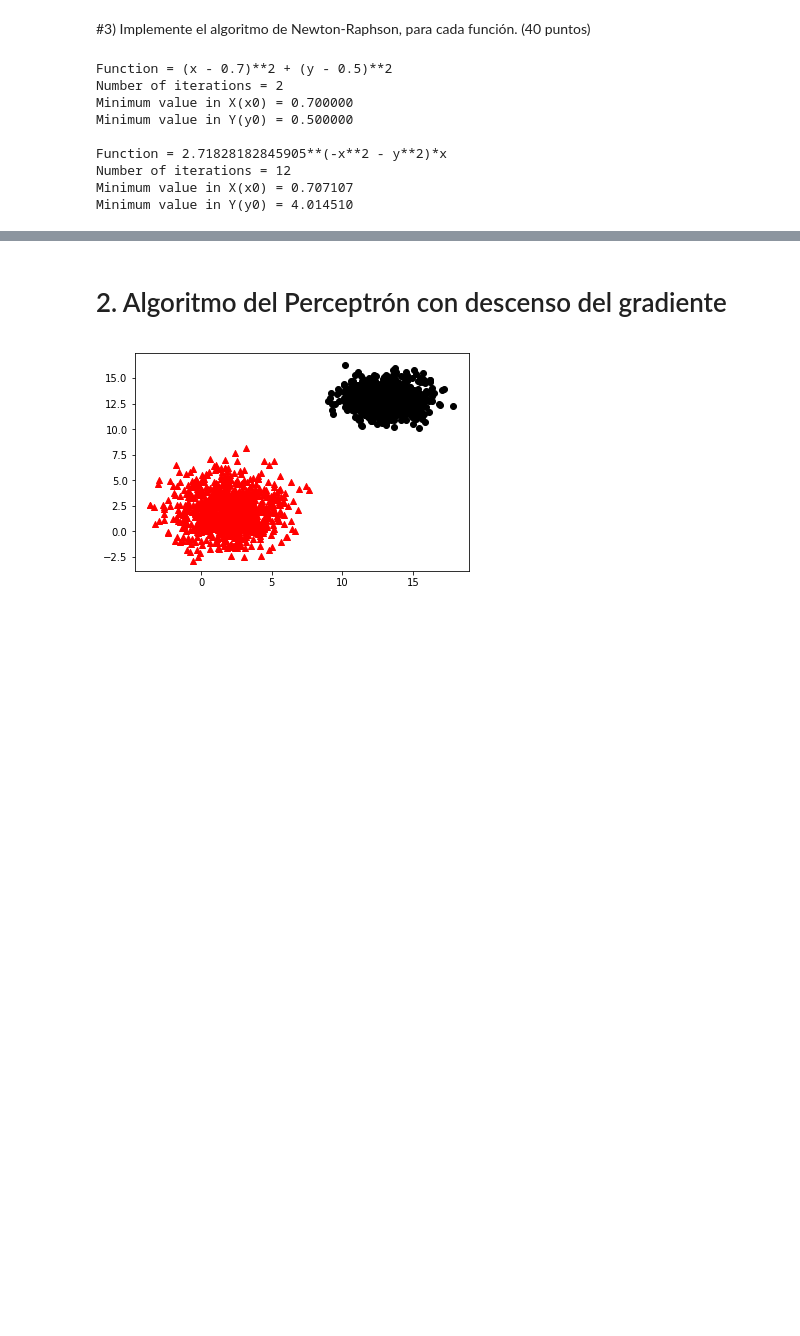
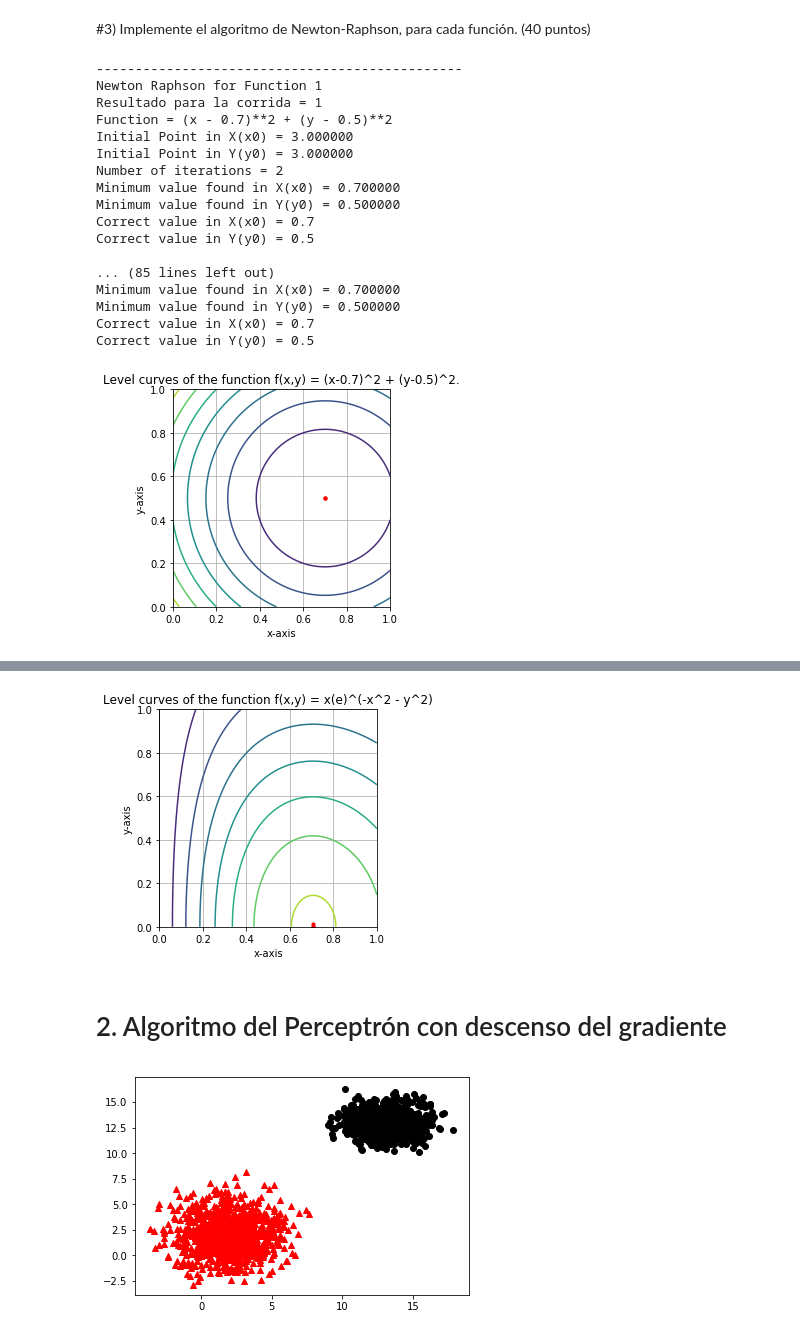
Before and after one commit to fmejias/CienciasDeLosDatosTEC, a Jupyter notebook: MatematicasCienciasDeLosDatos/TP4/TP4.ipynb, the cells around one changed output, grey strips where cells are left out. Drawn from its saved outputs; the diff is of its cells as text; code cells hidden in the pictures; blank space fills up the shorter version.

```diff
--- a/MatematicasCienciasDeLosDatos/TP4/TP4.ipynb
+++ b/MatematicasCienciasDeLosDatos/TP4/TP4.ipynb
@@ -166,7 +300,7 @@ def funct2():
   y = Symbol('y')
   return x * ((N(E))**(-x**2 -y**2))
 
-def newton_raphson(function, previousX, previousY):
+def newton_raphson(function, previousX, previousY, run=0, plotFunction1=False, plotFunction2=False):
   x = Symbol('x')
   y = Symbol('y')
 
@@ -186,45 +320,96 @@ def newton_raphson(function, previousX, previousY):
   iterations = 0
   precision = 1/1000000
   maximumIterations = 15
+  testedPointsX = []
+  testedPointsY = []
+
+  # Print base values
+  print('Resultado para la corrida = %d' % run)
+  print('Function = %s' % function)
+  print('Initial Point in X(x0) = %f' % (previousX))
+  print('Initial Point in Y(y0) = %f' % (previousY))
 
   while True:
     substituteFirstDerivativeX = N(fdx.subs(x, previousX).subs(y, previousY)).evalf()
     substituteSecondDerivativeX = N(second_fdx.subs(x, previousX).subs(y, previousY)).evalf()
     substituteFirstDerivativeY = N(fdy.subs(y, previousY)).subs(x, previousX).evalf()
     substituteSecondDerivativeY = N(second_fdy.subs(y, previousY)).subs(x, previousX).evalf()
     currentX  = previousX - (substituteFirstDerivativeX/substituteSecondDerivativeX)
     currentY  = previousY - (substituteFirstDerivativeY/substituteSecondDerivativeY)
 
+    # Append plot points
+    testedPointsX.append(currentX)
+    testedPointsY.append(currentY)
+
     # Stop the loop due to so many iterations
     iterations += 1
     if iterations > maximumIterations:
-      print('Function = %s' % function)
       print("Too many iterations\n")
       break
 
     if abs(substituteFirstDerivativeX) <= precision and abs(substituteFirstDerivativeY) <= precision:
-      print('Function = %s' % function)
       print('Number of iterations = %d' % (iterations))
-      print('Minimum value in X(x0) = %f' % (currentX))
-      print('Minimum value in Y(y0) = %f\n' % (currentY))
+      print('Minimum value found in X(x0) = %f' % (currentX))
+      print('Minimum value found in Y(y0) = %f' % (currentY))
+      if function == funct1():
+        print('Correct value in X(x0) = 0.7')
+        print('Correct value in Y(y0) = 0.5\n')
+      if function == funct2():
+        print('Correct value in X(x0) = 0.707')
+        print('Correct value in Y(y0) = 0.0\n')
+
+      # Plot surface
+      plotLevelCurve([testedPointsX, testedPointsY], plotFunction1, plotFunction2)
       break
 
     # Update x and y parameters
     previousX = currentX
     previousY = currentY
 
 
+# Test gradient descent for Function 1
+print("-----------------------------------------------")
+print("Newton Raphson for Function 1")
+newton_raphson(funct1(), previousX = 3, previousY = 3, run=1)
+newton_raphson(funct1(), previousX = 2, previousY = 2, run=2)
+newton_raphson(funct1(), previousX = 1, previousY = 1, run=3)
+newton_raphson(funct1(), previousX = 0, previousY = 0, run=4)
+newton_raphson(funct1(), previousX = -1, previousY = -1, run=5)
+newton_raphson(funct1(), previousX = -2, previousY = -2, run=6)
+newton_raphson(funct1(), previousX = -3, previousY = -3, run=7)
+newton_raphson(funct1(), previousX = 1.3, previousY = 1.3, run=8)
+newton_raphson(funct1(), previousX = 0.3, previousY = 0.3, run=9)
+newton_raphson(funct1(), previousX = 0.4, previousY = 0.4, run=10, plotFunction1=True)
 
-# Test Newton Raphson for Function 1 and Function 2
-newton_raphson(funct1(), previousX = 3, previousY = 3)
-newton_raphson(funct2(), previousX = 1, previousY = 1)
+# Test Newton Raphson for Function 2
+print("-----------------------------------------------")
+print("Newton Raphson for Function 2")
+newton_raphson(funct2(), previousX = 2, previousY = 2, run=1)
+newton_raphson(funct2(), previousX = 1.2, previousY = 1.2, run=2)
+newton_raphson(funct2(), previousX = 1, previousY = 1, run=3)
+newton_raphson(funct2(), previousX = 1.5, previousY = 1.5, run=4)
+newton_raphson(funct2(), previousX = -1, previousY = -1, run=5)
+newton_raphson(funct2(), previousX = -2, previousY = -2, run=6)
+newton_raphson(funct2(), previousX = -1.3, previousY = -1.3, run=7)
+newton_raphson(funct2(), previousX = 1.3, previousY = 1.3, run=8)
+newton_raphson(funct2(), previousX = 0.3, previousY = 0.3, run=9)
+newton_raphson(funct2(), previousX = 0.4, previousY = 0.4, run=10, plotFunction2=True)
 # %% [output]
+-----------------------------------------------
+Newton Raphson for Function 1
+Resultado para la corrida = 1
 Function = (x - 0.7)**2 + (y - 0.5)**2
+Initial Point in X(x0) = 3.000000
+Initial Point in Y(y0) = 3.000000
 Number of iterations = 2
-Minimum value in X(x0) = 0.700000
-Minimum value in Y(y0) = 0.500000
+Minimum value found in X(x0) = 0.700000
+Minimum value found in Y(y0) = 0.500000
+Correct value in X(x0) = 0.7
+Correct value in Y(y0) = 0.5
 
-Function = 2.71828182845905**(-x**2 - y**2)*x
-Number of iterations = 12
-Minimum value in X(x0) = 0.707107
-Minimum value in Y(y0) = 4.014510
+... (85 lines left out)
+Minimum value found in X(x0) = 0.700000
+Minimum value found in Y(y0) = 0.500000
+Correct value in X(x0) = 0.7
+Correct value in Y(y0) = 0.5
+[figure, added]
@@ -231,3 +433,4 @@ Minimum value in Y(y0) = 4.014510
+[figure, added]
 # %% [markdown]
 # 2. Algoritmo del Perceptrón con descenso del gradiente
 # %%
```
Also changed, not shown: parts of 3 cells of this notebook.
